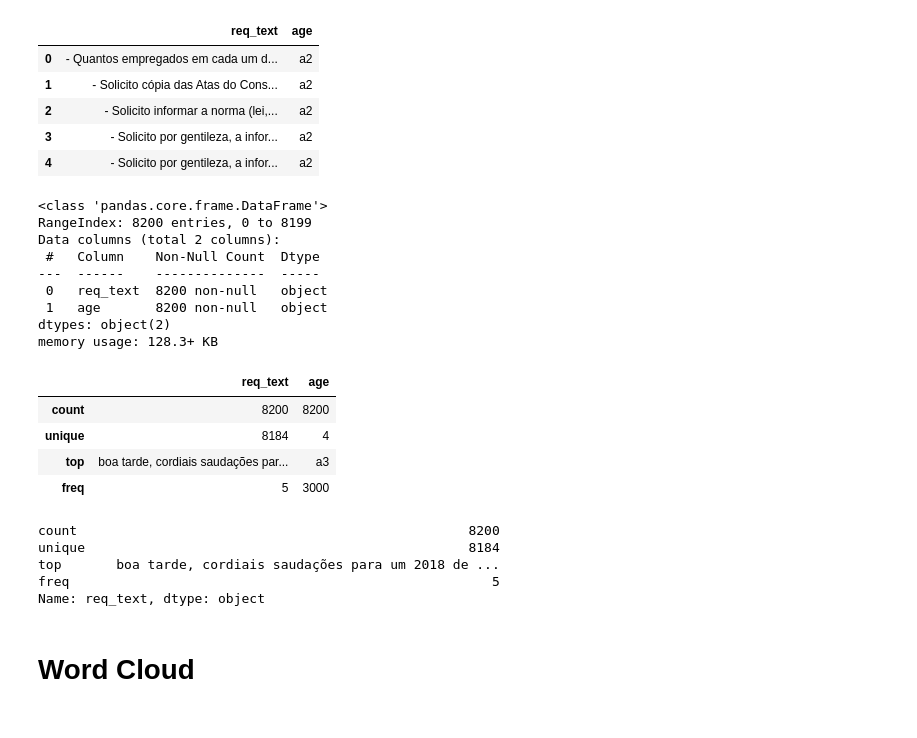
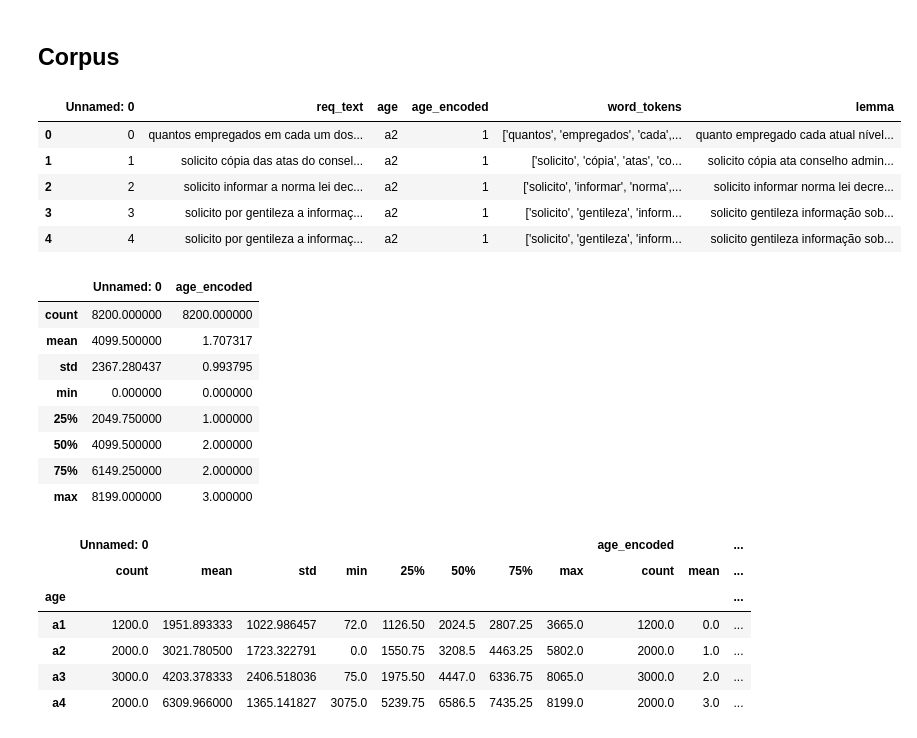
Before and after one commit to felmateos/age-group-classifier, a Jupyter notebook: analysis/exploratory_analysis.ipynb, the cells around one changed output. Cells and saved outputs as stored; diff of their text form; code cells hidden in the pictures.

```diff
--- a/analysis/exploratory_analysis.ipynb
+++ b/analysis/exploratory_analysis.ipynb
@@ -2,0 +1,2 @@
+# %% [markdown]
+## Corpus
@@ -11,42 +13,34 @@ import spacy
 import os
 import string
 # %%
-df = pd.read_excel('../data/ep2-pln-train.xlsx')
+df = pd.read_csv('../data/enc_tok_nostopword_nopunct_lemm.csv')
 df.head()
 # %% [output]
-|  | req_text | age |
-| 0 | - Quantos empregados em cada um d... | a2 |
-| 1 | - Solicito cópia das Atas do Cons... | a2 |
-| 2 | - Solicito informar a norma (lei,... | a2 |
-| 3 | - Solicito por gentileza, a infor... | a2 |
-| 4 | - Solicito por gentileza, a infor... | a2 |
+|  | Unnamed: 0 | req_text | age | age_encoded | word_tokens | lemma |
+| 0 | 0 | quantos empregados em cada um dos... | a2 | 1 | ['quantos', 'empregados', 'cada',... | quanto empregado cada atual nível... |
+| 1 | 1 | solicito cópia das atas do consel... | a2 | 1 | ['solicito', 'cópia', 'atas', 'co... | solicito cópia ata conselho admin... |
+| 2 | 2 | solicito informar a norma lei dec... | a2 | 1 | ['solicito', 'informar', 'norma',... | solicito informar norma lei decre... |
+| 3 | 3 | solicito por gentileza a informaç... | a2 | 1 | ['solicito', 'gentileza', 'inform... | solicito gentileza informação sob... |
+| 4 | 4 | solicito por gentileza a informaç... | a2 | 1 | ['solicito', 'gentileza', 'inform... | solicito gentileza informação sob... |
-# %%
-df.info()
-# %% [output]
-<class 'pandas.core.frame.DataFrame'>
-RangeIndex: 8200 entries, 0 to 8199
-Data columns (total 2 columns):
- #   Column    Non-Null Count  Dtype
----  ------    --------------  -----
- 0   req_text  8200 non-null   object
- 1   age       8200 non-null   object
-dtypes: object(2)
-memory usage: 128.3+ KB
 # %%
 df.describe()
 # %% [output]
-|  | req_text | age |
-| count | 8200 | 8200 |
-| unique | 8184 | 4 |
-| top | boa tarde, cordiais saudações par... | a3 |
-| freq | 5 | 3000 |
+|  | Unnamed: 0 | age_encoded |
+| count | 8200.000000 | 8200.000000 |
+| mean | 4099.500000 | 1.707317 |
+| std | 2367.280437 | 0.993795 |
+| min | 0.000000 | 0.000000 |
+| 25% | 2049.750000 | 1.000000 |
+| 50% | 4099.500000 | 2.000000 |
+| 75% | 6149.250000 | 2.000000 |
+| max | 8199.000000 | 3.000000 |
 # %%
-df['req_text'].describe()
+df.groupby('age').describe()
 # %% [output]
-count                                                  8200
-unique                                                 8184
-top       boa tarde, cordiais saudações para um 2018 de ...
-freq                                                      5
-Name: req_text, dtype: object
+|  | Unnamed: 0 |  |  |  |  |  |  |  | age_encoded |  | ... |
+|  | count | mean | std | min | 25% | 50% | 75% | max | count | mean | ... |
+| age |  |  |  |  |  |  |  |  |  |  | ... |
+| a1 | 1200.0 | 1951.893333 | 1022.986457 | 72.0 | 1126.50 | 2024.5 | 2807.25 | 3665.0 | 1200.0 | 0.0 | ... |
+| a2 | 2000.0 | 3021.780500 | 1723.322791 | 0.0 | 1550.75 | 3208.5 | 4463.25 | 5802.0 | 2000.0 | 1.0 | ... |
+| a3 | 3000.0 | 4203.378333 | 2406.518036 | 75.0 | 1975.50 | 4447.0 | 6336.75 | 8065.0 | 3000.0 | 2.0 | ... |
+| a4 | 2000.0 | 6309.966000 | 1365.141827 | 3075.0 | 5239.75 | 6586.5 | 7435.25 | 8199.0 | 2000.0 | 3.0 | ... |
-# %% [markdown]
-# Word Cloud
```
Also changed, not shown: parts of 26 cells of this notebook, 1 other file.
